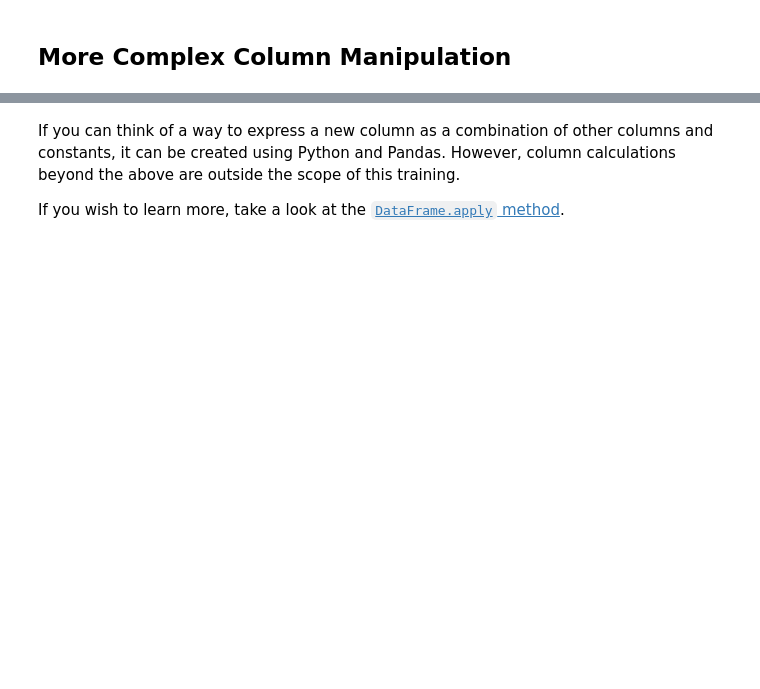
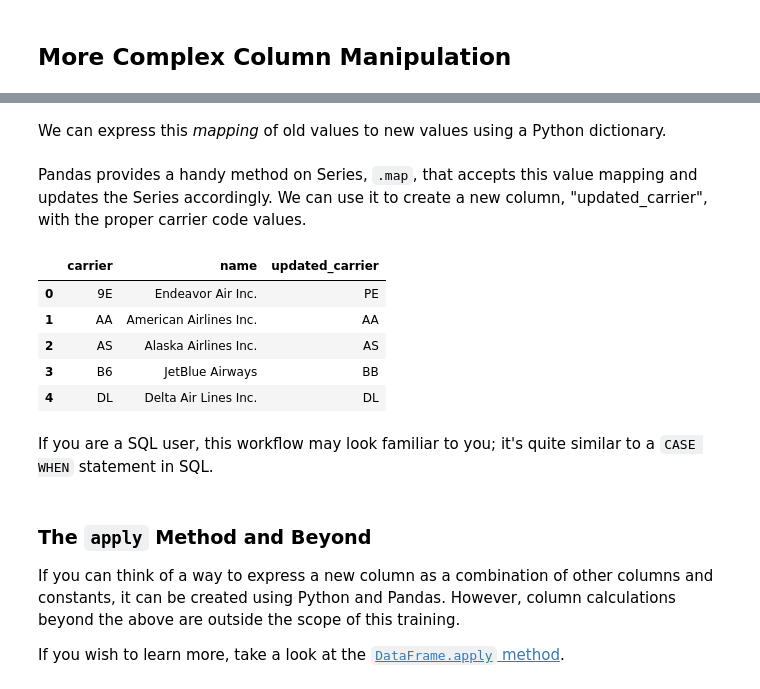
Before and after one commit to uc-python/intro-python-datasci, a Jupyter notebook: notebooks/manipulating_columns.ipynb, the cells around one changed output, grey strips where cells are left out. Drawn from its saved outputs; the diff is of its cells as text; code cells hidden in the pictures; blank space fills up the shorter version.

Commit message:
Add section on Series.map to Manipulating Columns.
See issue #11.

```diff
--- a/notebooks/manipulating_columns.ipynb
+++ b/notebooks/manipulating_columns.ipynb
@@ -243,0 +250,5 @@ Name: tailnum, dtype: int64
+# %%
+airlines = pd.read_csv('../data/airlines.csv')
+# Keep just the first 5 rows for this example.
+airlines = airlines.iloc[:5]
+airlines
@@ -244,4 +267,30 @@ Name: tailnum, dtype: int64
+# %% [markdown]
+We can express this *mapping* of old values to new values using a Python dictionary.
+# %%
+value_mapping = {'9E': 'PE',
+                 'B6': 'BB',
+                 # To keep certain values unchanged, simply map them to themselves.
+                 'AA': 'AA',
+                 'AS': 'AS',
+                 'DL': 'DL'}
+# %% [markdown]
+Pandas provides a handy method on Series, `.map`, that accepts this value mapping and updates the Series accordingly.
+We can use it to create a new column, "updated_carrier", with the proper carrier code values.
+# %%
+airlines['updated_carrier'] = airlines['carrier'].map(value_mapping)
+airlines
+# %% [output]
+|  | carrier | name | updated_carrier |
+| 0 | 9E | Endeavor Air Inc. | PE |
+| 1 | AA | American Airlines Inc. | AA |
+| 2 | AS | Alaska Airlines Inc. | AS |
+| 3 | B6 | JetBlue Airways | BB |
+| 4 | DL | Delta Air Lines Inc. | DL |
+# %% [markdown]
+If you are a SQL user, this workflow may look familiar to you;
+it's quite similar to a `CASE WHEN` statement in SQL.
 # %% [markdown]
+### The `apply` Method and Beyond
 If you can think of a way to express a new column as a combination of other columns and constants, it can be created using Python and Pandas.
 However, column calculations beyond the above are outside the scope of this training.
 
```
Also changed, not shown: parts of 4 cells of this notebook.
